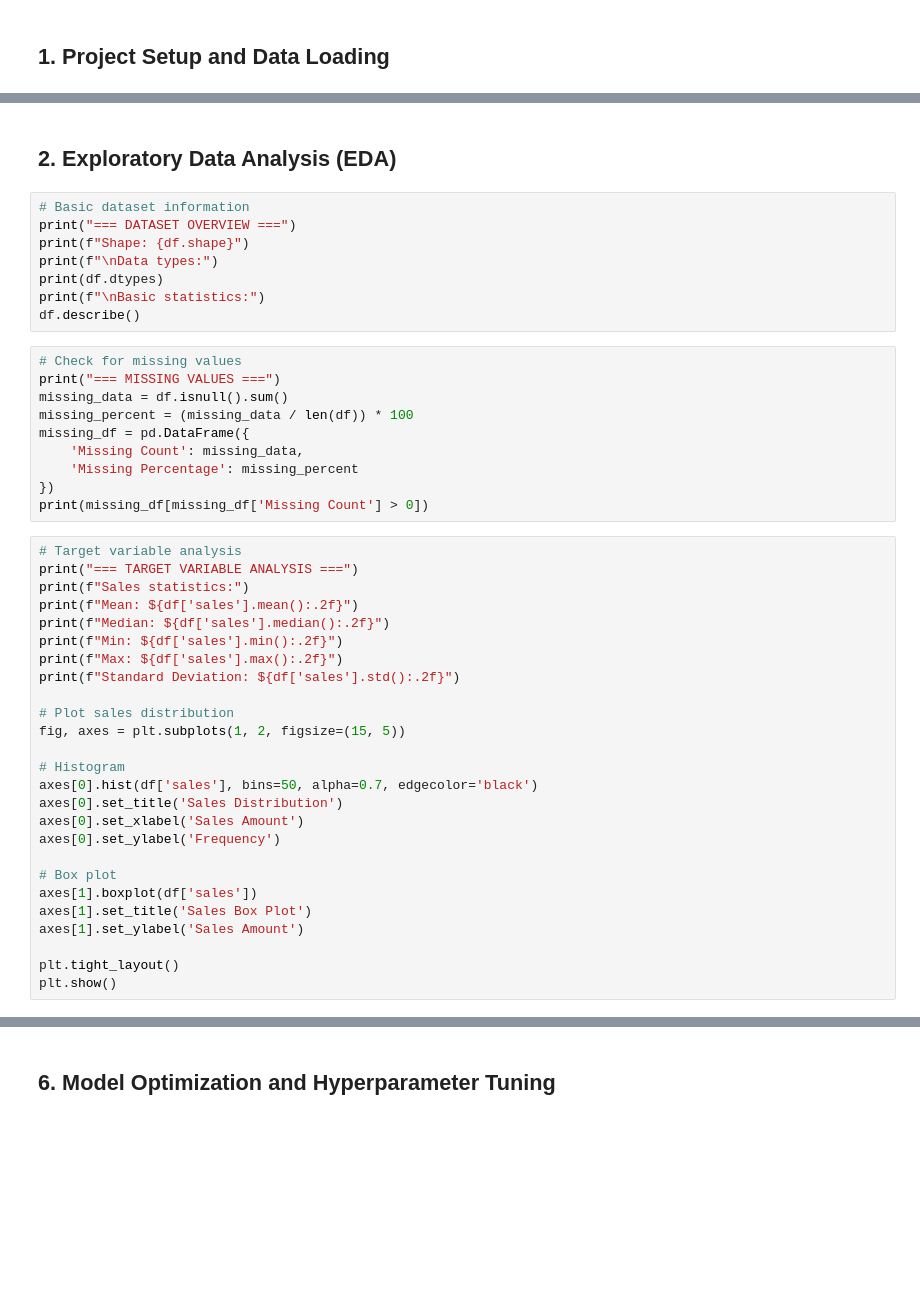
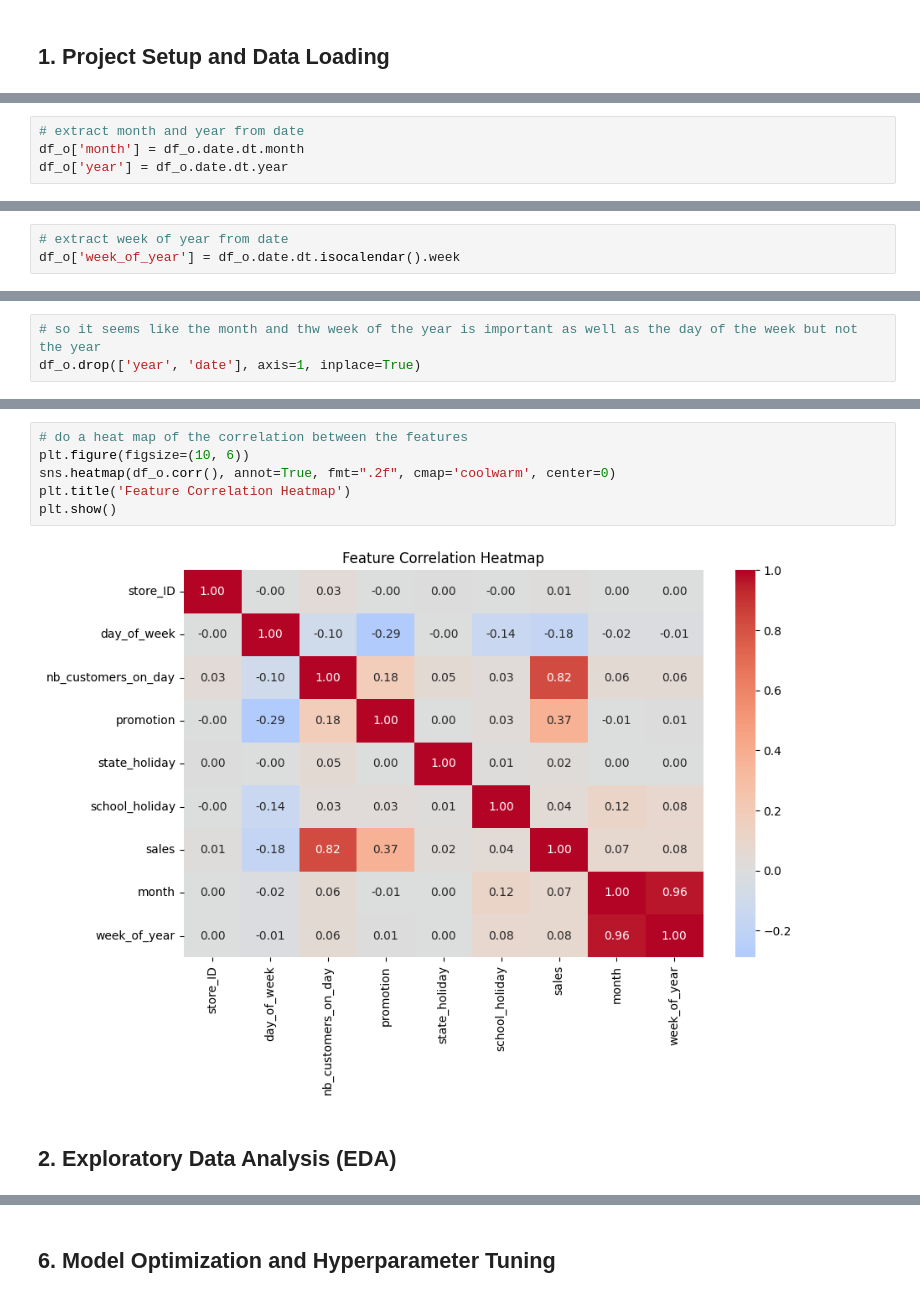
Before and after one commit to NAVSmith/sales_pred_project_ih, a Jupyter notebook: main/inital_work.ipynb, the cells around one changed output, grey strips where cells are left out. Saved outputs shown, nothing was run; the diff lists cells and outputs as text; blank space fills up the shorter version.

```diff
--- a/main/inital_work.ipynb
+++ b/main/inital_work.ipynb
@@ -35,0 +305,4 @@ df.head()
+# %%
+# extract month and year from date
+df_o['month'] = df_o.date.dt.month
+df_o['year'] = df_o.date.dt.year
@@ -35,0 +334,3 @@ df.head()
+# %%
+# extract week of year from date
+df_o['week_of_year'] = df_o.date.dt.isocalendar().week
@@ -35,0 +358,3 @@ df.head()
+# %%
+# so it seems like the month and thw week of the year is important as well as the day of the week but not the year
+df_o.drop(['year', 'date'], axis=1, inplace=True)
@@ -36,49 +380,13 @@ df.head()
+# %%
+# do a heat map of the correlation between the features
+plt.figure(figsize=(10, 6))
+sns.heatmap(df_o.corr(), annot=True, fmt=".2f", cmap='coolwarm', center=0)
+plt.title('Feature Correlation Heatmap')
+plt.show()
+# %% [output]
+[figure, added]
 # %% [markdown]
 ## 2. Exploratory Data Analysis (EDA)
-# %%
-# Basic dataset information
-print("=== DATASET OVERVIEW ===")
-print(f"Shape: {df.shape}")
-print(f"\nData types:")
-print(df.dtypes)
-print(f"\nBasic statistics:")
-df.describe()
-# %%
-# Check for missing values
-print("=== MISSING VALUES ===")
-missing_data = df.isnull().sum()
-missing_percent = (missing_data / len(df)) * 100
-missing_df = pd.DataFrame({
-    'Missing Count': missing_data,
-    'Missing Percentage': missing_percent
-})
-print(missing_df[missing_df['Missing Count'] > 0])
-# %%
-# Target variable analysis
-print("=== TARGET VARIABLE ANALYSIS ===")
-print(f"Sales statistics:")
-print(f"Mean: ${df['sales'].mean():.2f}")
-print(f"Median: ${df['sales'].median():.2f}")
-print(f"Min: ${df['sales'].min():.2f}")
-print(f"Max: ${df['sales'].max():.2f}")
-print(f"Standard Deviation: ${df['sales'].std():.2f}")
-
-# Plot sales distribution
-fig, axes = plt.subplots(1, 2, figsize=(15, 5))
-
-# Histogram
-axes[0].hist(df['sales'], bins=50, alpha=0.7, edgecolor='black')
-axes[0].set_title('Sales Distribution')
-axes[0].set_xlabel('Sales Amount')
-axes[0].set_ylabel('Frequency')
-
-# Box plot
-axes[1].boxplot(df['sales'])
-axes[1].set_title('Sales Box Plot')
-axes[1].set_ylabel('Sales Amount')
-
-plt.tight_layout()
-plt.show()
 # %%
 # Categorical variables analysis
 print("=== CATEGORICAL VARIABLES ANALYSIS ===")
```
Also changed, not shown: parts of 60 cells of this notebook, 1 other file.
